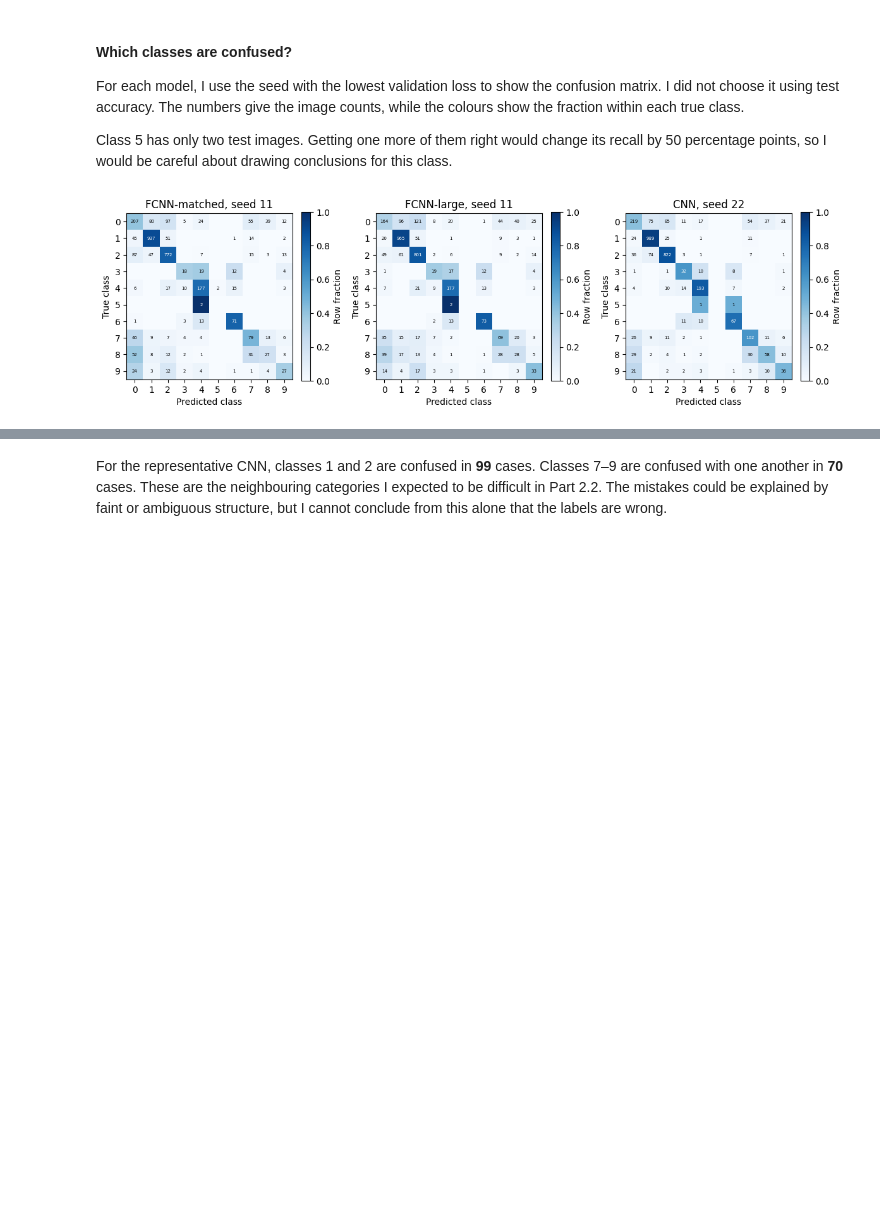
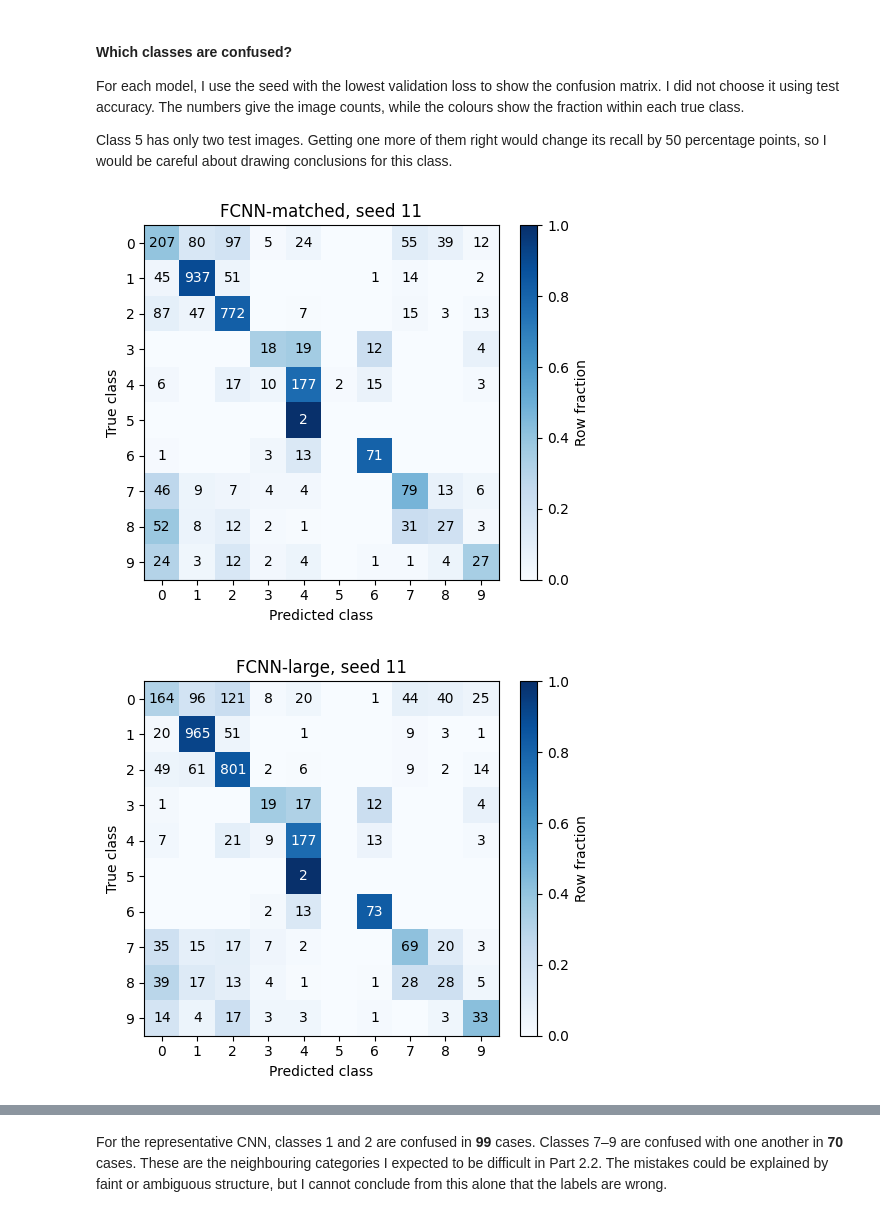
Before and after one commit to beusy/applied-machine-learning-in-physics, a Jupyter notebook: Homework 2/PHYS_2550_Homework2.ipynb, the cells around one changed output, grey strips where cells are left out. Saved outputs shown, nothing was run; the diff lists cells and outputs as text; code cells hidden in the pictures; blank space fills up the shorter version.

```diff
--- a/Homework 2/PHYS_2550_Homework2.ipynb
+++ b/Homework 2/PHYS_2550_Homework2.ipynb
@@ -526,8 +673,15 @@ def raw_crops(indices, offsets=None):
     else: a=np.stack([images[k,10+dy:58+dy,10+dx:58+dx,:] for k,(dy,dx) in zip(indices,offsets)]).astype(np.float32)
     return a-background[indices,None,None,:]
 a=raw_crops(train_idx)
-mu=a.mean(axis=(0,1,2),dtype=np.float64).astype(np.float32)
-sd=a.std(axis=(0,1,2),dtype=np.float64).astype(np.float32)
+measured_mu=a.mean(axis=(0,1,2),dtype=np.float64).astype(np.float32)
+measured_sd=a.std(axis=(0,1,2),dtype=np.float64).astype(np.float32)
+if MODE == 'gpu':
+    mu,sd=measured_mu,measured_sd
+else:
+    saved_scaling=np.load(RESULT/'preprocessing.npz')
+    mu,sd=saved_scaling['mean'],saved_scaling['std']
+    np.testing.assert_allclose(measured_mu,mu,rtol=1e-6,atol=1e-6)
+    np.testing.assert_allclose(measured_sd,sd,rtol=1e-6,atol=1e-6)
 def preprocess(indices,offsets=None):
     x=(raw_crops(indices,offsets)-mu)/sd
     return torch.from_numpy(x.transpose(0,3,1,2).copy())
@@ -536,11 +690,14 @@ xtrain=preprocess(train_idx);xval=preprocess(val_idx)
 ytrain=torch.tensor(labels[train_idx]);yval=torch.tensor(labels[val_idx])
 freq=np.bincount(labels[train_idx],minlength=10)
 weights=np.sqrt(len(train_idx)/(10*freq));weights/=weights.mean()
+if MODE == 'review':
+    np.testing.assert_allclose(weights,saved_scaling['weights'])
+    weights=saved_scaling['weights']
 criterion=nn.CrossEntropyLoss(weight=torch.tensor(weights,dtype=torch.float32,device=DEVICE))
 pre={'subtract_background':True,'mean':mu.tolist(),'std':sd.tolist(),'class_weights':weights.tolist(),
      'processed_mean':xtrain.mean((0,2,3)).tolist(),'processed_std':xtrain.std((0,2,3),unbiased=False).tolist()}
 savejson(pre,'preprocessing.json')
-np.savez(RESULT/'preprocessing.npz',mean=mu,std=sd,weights=weights)
+np.savez(OUTPUT/'preprocessing.npz',mean=mu,std=sd,weights=weights)
 # %%
 display(pd.DataFrame({'band':['g','r','i'], 'training mean':mu, 'training SD':sd,
     'processed mean':pre['processed_mean'], 'processed SD':pre['processed_std']}))
@@ -712,8 +853,12 @@ I also need to retrain two models for Part 3.3. I do that here, before evaluatin
 
 I use one fixed permutation of the 2,304 pixel positions. The three bands stay together at each position, and I apply the same permutation to the training, validation and test images.
 # %%
-permutation=np.random.default_rng(2551).permutation(48*48)
-np.save(RESULT/'pixel_permutation.npy',permutation)
+if MODE == 'gpu':
+    permutation=np.random.default_rng(2551).permutation(48*48)
+    np.save(RESULT/'pixel_permutation.npy',permutation)
+else:
+    permutation=np.load(RESULT/'pixel_permutation.npy')
+assert np.array_equal(np.sort(permutation),np.arange(48*48)), 'Invalid pixel permutation.'
 def scramble(x):return x.reshape(len(x),3,-1)[:,:,permutation].reshape_as(x)
 # %%
 if MODE == 'gpu':
@@ -786,7 +915,13 @@ else:
     for r in baseline + scrambled:
         key = (r['model'], r['seed'], r['tag'])
         saved = np.load(RESULT/f"{r['tag']}_{r['model']}_{r['seed']}_predictions.npz")
+        np.testing.assert_array_equal(saved['indices'],test_idx,err_msg='Saved predictions use a different test order.')
+        np.testing.assert_array_equal(saved['labels'],ytest,err_msg='Saved prediction labels differ.')
         probabilities[key] = saved['probabilities']
+        row=metrics[(metrics.model==r['model']) & (metrics.seed==r['seed']) & (metrics.tag==r['tag'])].iloc[0]
+        predicted=saved['probabilities'].argmax(1)
+        np.testing.assert_allclose(accuracy_score(ytest,predicted),row.accuracy)
+        np.testing.assert_allclose(balanced_accuracy_score(ytest,predicted),row.balanced_accuracy)
 # %%
 def ms(values, scale=1):
     values = pd.Series(values).dropna() * scale
@@ -857,18 +992,20 @@ Class 5 has only two test images. Getting one more of them right would change it
 # %%
 best_seeds={name:int(base[base.model==name].sort_values('best_val_loss').iloc[0].seed) for name in BUILD}
 savejson(best_seeds,'representative_seeds.json')
-fig,axs=plt.subplots(1,3,figsize=(12,3.8))
-for ax,name in zip(axs,['FCNN-matched','FCNN-large','CNN']):
-    p=probabilities[(name,best_seeds[name],'baseline')];cm=confusion_matrix(ytest,p.argmax(1),labels=range(10))
-    pd.DataFrame(cm).to_csv(RESULT/f'confusion_{name}.csv',index=False)
+for name in ['FCNN-matched','FCNN-large','CNN']:
+    fig,ax=plt.subplots(figsize=(5.2,4.5))
+    p=probabilities[(name,best_seeds[name],'baseline')]
+    cm=confusion_matrix(ytest,p.argmax(1),labels=range(10))
+    pd.DataFrame(cm).to_csv(OUTPUT/f'confusion_{name}.csv',index=False)
     norm=cm/cm.sum(axis=1,keepdims=True)
     ax.grid(False)
     im=ax.imshow(norm,cmap='Blues',vmin=0,vmax=1)
     for i in range(10):
         for j in range(10):
-            if cm[i,j]:ax.text(j,i,str(cm[i,j]),ha='center',va='center',fontsize=5,color='white' if norm[i,j]>.55 else 'black')
+            if cm[i,j]:ax.text(j,i,str(cm[i,j]),ha='center',va='center',fontsize=10,color='white' if norm[i,j]>.55 else 'black')
     ax.set(xticks=range(10),yticks=range(10),xlabel='Predicted class',ylabel='True class',title=f'{name}, seed {best_seeds[name]}')
     fig.colorbar(im,ax=ax,fraction=.046,label='Row fraction')
-savefig('confusion_matrices')
+    savefig('confusion_'+name)
 # %% [output]
-[figure, old version]
+[figure, new version]
+[figure, added]
```
Also changed, not shown: parts of 23 cells of this notebook, 29 other files.
